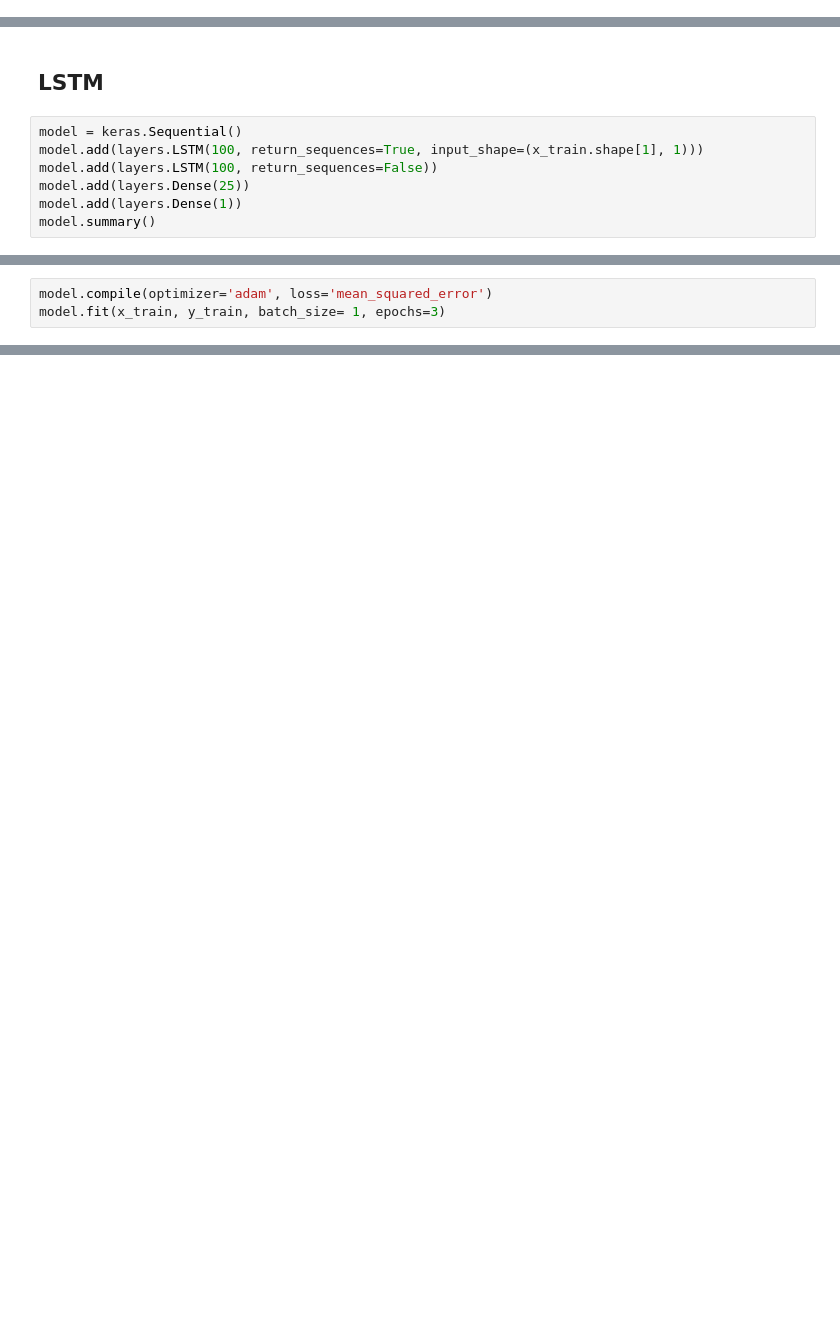
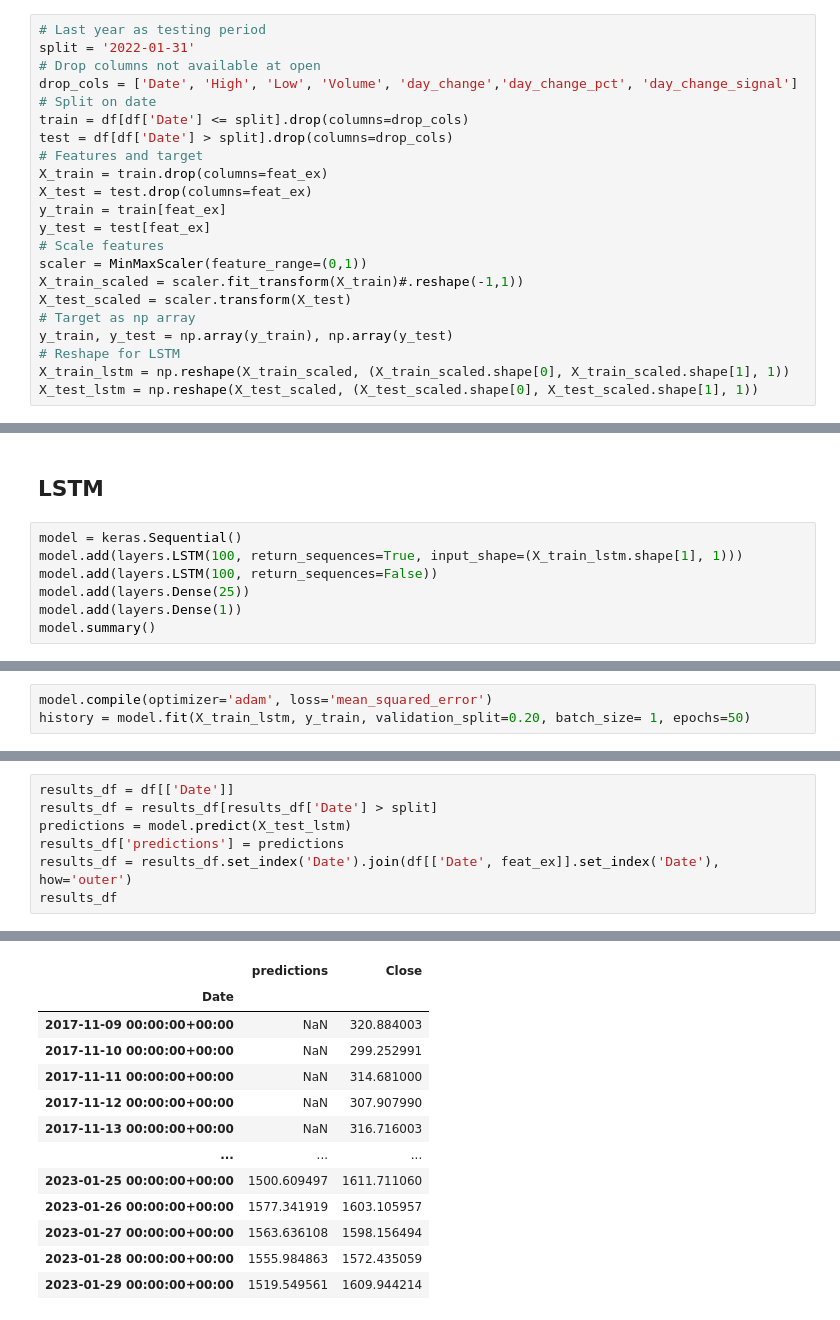
Before and after one commit to montgoz007/stock-price-prediction, a Jupyter notebook: DNNs.ipynb, the cells around one changed output, grey strips where cells are left out. Cells and saved outputs as stored; diff of their text form; blank space fills up the shorter version.

Commit message:
added lstm multivariate model

```diff
--- a/DNNs.ipynb
+++ b/DNNs.ipynb
@@ -96,0 +72,22 @@ x_test = np.reshape(x_test, (x_test.shape[0], x_test.shape[1], 1))
+# %%
+# Last year as testing period
+split = '2022-01-31'
+# Drop columns not available at open
+drop_cols = ['Date', 'High', 'Low', 'Volume', 'day_change','day_change_pct', 'day_change_signal']
+# Split on date
+train = df[df['Date'] <= split].drop(columns=drop_cols)
+test = df[df['Date'] > split].drop(columns=drop_cols)
+# Features and target
+X_train = train.drop(columns=feat_ex)
+X_test = test.drop(columns=feat_ex)
+y_train = train[feat_ex]
+y_test = test[feat_ex]
+# Scale features
+scaler = MinMaxScaler(feature_range=(0,1))
+X_train_scaled = scaler.fit_transform(X_train)#.reshape(-1,1))
+X_test_scaled = scaler.transform(X_test)
+# Target as np array
+y_train, y_test = np.array(y_train), np.array(y_test)
+# Reshape for LSTM
+X_train_lstm = np.reshape(X_train_scaled, (X_train_scaled.shape[0], X_train_scaled.shape[1], 1))
+X_test_lstm = np.reshape(X_test_scaled, (X_test_scaled.shape[0], X_test_scaled.shape[1], 1))
@@ -98,7 +103,7 @@ x_test = np.reshape(x_test, (x_test.shape[0], x_test.shape[1], 1))
 ## LSTM
 # %%
 model = keras.Sequential()
-model.add(layers.LSTM(100, return_sequences=True, input_shape=(x_train.shape[1], 1)))
+model.add(layers.LSTM(100, return_sequences=True, input_shape=(X_train_lstm.shape[1], 1)))
 model.add(layers.LSTM(100, return_sequences=False))
 model.add(layers.Dense(25))
 model.add(layers.Dense(1))
@@ -123,5 +128,5 @@ Non-trainable params: 0
 _________________________________________________________________
 # %%
 model.compile(optimizer='adam', loss='mean_squared_error')
-model.fit(x_train, y_train, batch_size= 1, epochs=3)
+history = model.fit(X_train_lstm, y_train, validation_split=0.20, batch_size= 1, epochs=50)
 # %% [output]
@@ -174,0 +153,8 @@ See the caveats in the documentation: https://pandas.pydata.org/pandas-docs/stab
+# %%
+results_df = df[['Date']]
+results_df = results_df[results_df['Date'] > split]
+predictions = model.predict(X_test_lstm)
+results_df['predictions'] = predictions
+results_df = results_df.set_index('Date').join(df[['Date', feat_ex]].set_index('Date'), how='outer')
+results_df
+# %% [output]
@@ -174,0 +162,13 @@ See the caveats in the documentation: https://pandas.pydata.org/pandas-docs/stab
+|  | predictions | Close |
+| Date |  |  |
+| 2017-11-09 00:00:00+00:00 | NaN | 320.884003 |
+| 2017-11-10 00:00:00+00:00 | NaN | 299.252991 |
+| 2017-11-11 00:00:00+00:00 | NaN | 314.681000 |
+| 2017-11-12 00:00:00+00:00 | NaN | 307.907990 |
+| 2017-11-13 00:00:00+00:00 | NaN | 316.716003 |
+| ... | ... | ... |
+| 2023-01-25 00:00:00+00:00 | 1500.609497 | 1611.711060 |
+| 2023-01-26 00:00:00+00:00 | 1577.341919 | 1603.105957 |
+| 2023-01-27 00:00:00+00:00 | 1563.636108 | 1598.156494 |
+| 2023-01-28 00:00:00+00:00 | 1555.984863 | 1572.435059 |
+| 2023-01-29 00:00:00+00:00 | 1519.549561 | 1609.944214 |
```
Also changed, not shown: parts of 20 cells of this notebook, 2 other files.
